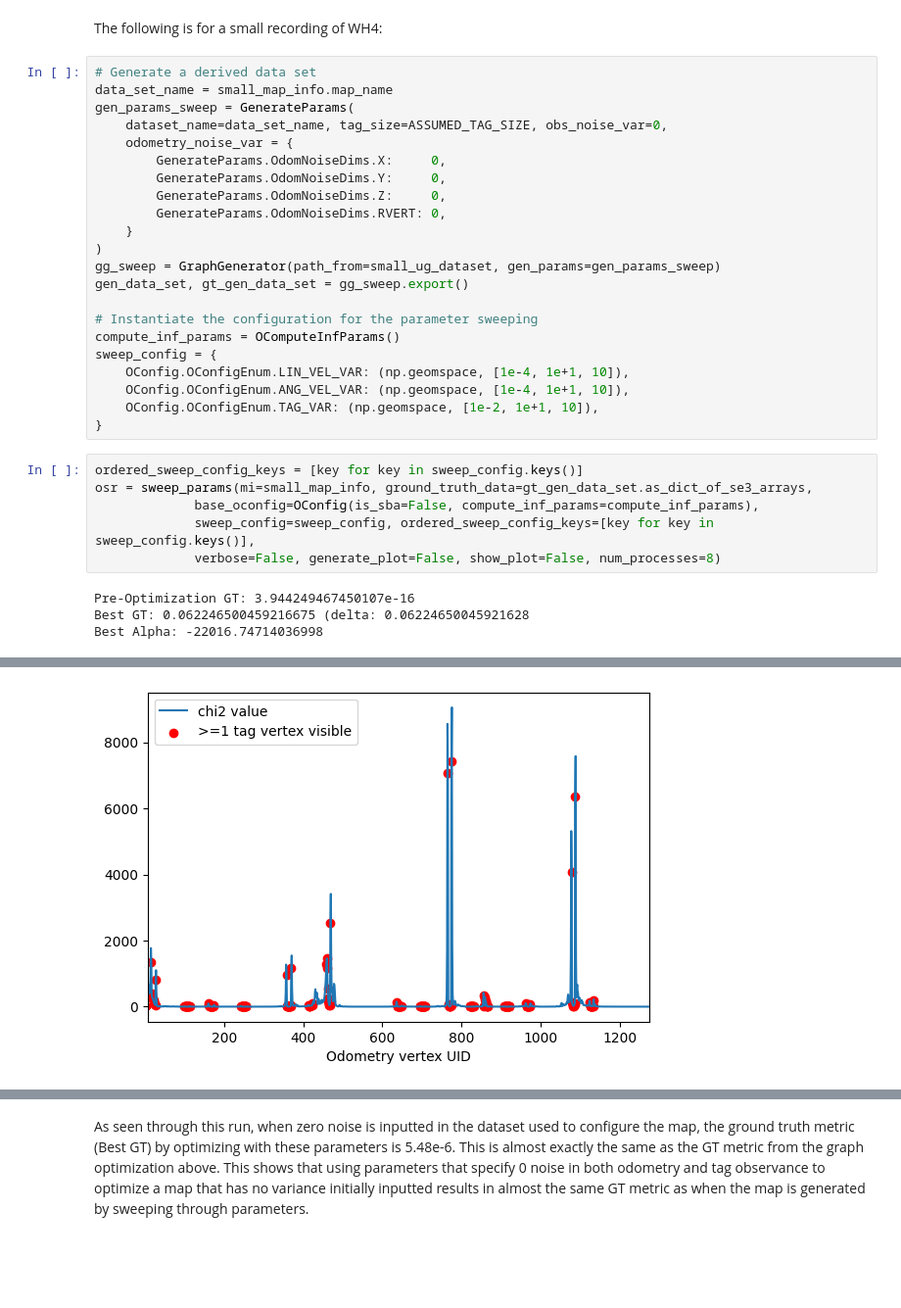
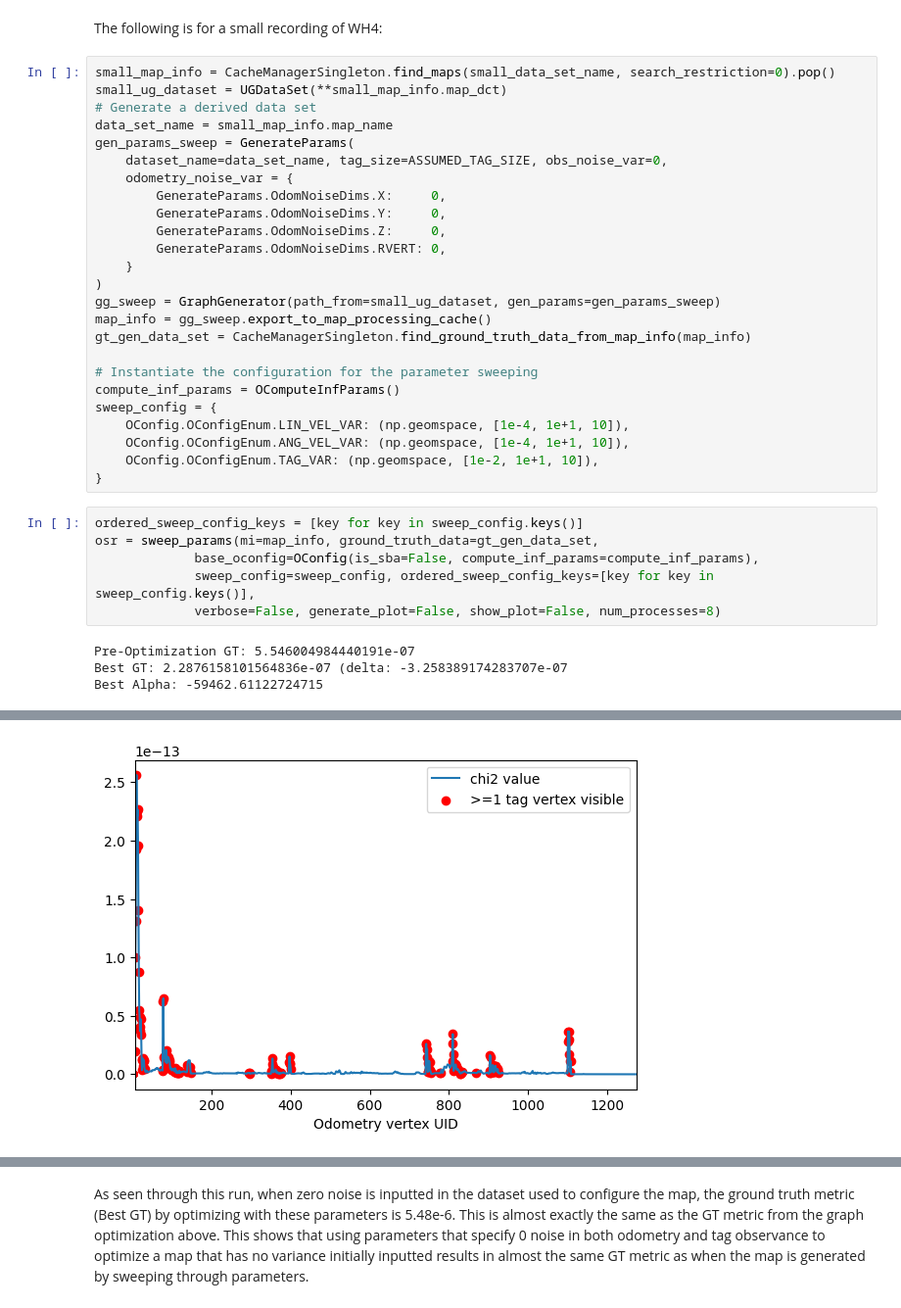
Before and after one commit to occamLab/invisible-map-generation, a Jupyter notebook: notebooks/experiments/experiment_zero_wh4.ipynb, the cells around one changed output, grey strips where cells are left out. Shown at 98% size. Cells and saved outputs as stored; diff of their text form; blank space fills up the shorter version.

```diff
--- a/notebooks/experiments/experiment_zero_wh4.ipynb
+++ b/notebooks/experiments/experiment_zero_wh4.ipynb
@@ -119,6 +117,8 @@ Difference with minimum value observed: -7.95e-02
 # %% [markdown]
 The following is for a small recording of WH4:
 # %%
+small_map_info = CacheManagerSingleton.find_maps(small_data_set_name, search_restriction=0).pop()
+small_ug_dataset = UGDataSet(**small_map_info.map_dct)
 # Generate a derived data set
 data_set_name = small_map_info.map_name
 gen_params_sweep = GenerateParams(
@@ -131,7 +131,8 @@ gen_params_sweep = GenerateParams(
     }
 )
 gg_sweep = GraphGenerator(path_from=small_ug_dataset, gen_params=gen_params_sweep)
-gen_data_set, gt_gen_data_set = gg_sweep.export()
+map_info = gg_sweep.export_to_map_processing_cache()
+gt_gen_data_set = CacheManagerSingleton.find_ground_truth_data_from_map_info(map_info)
 
 # Instantiate the configuration for the parameter sweeping
 compute_inf_params = OComputeInfParams()
@@ -142,11 +143,11 @@ sweep_config = {
 }
 # %%
 ordered_sweep_config_keys = [key for key in sweep_config.keys()]
-osr = sweep_params(mi=small_map_info, ground_truth_data=gt_gen_data_set.as_dict_of_se3_arrays,
+osr = sweep_params(mi=map_info, ground_truth_data=gt_gen_data_set,
              base_oconfig=OConfig(is_sba=False, compute_inf_params=compute_inf_params),
              sweep_config=sweep_config, ordered_sweep_config_keys=[key for key in sweep_config.keys()],
              verbose=False, generate_plot=False, show_plot=False, num_processes=8)
 # %% [output]
-Pre-Optimization GT: 3.944249467450107e-16
-Best GT: 0.062246500459216675 (delta: 0.06224650045921628
-Best Alpha: -22016.74714036998
+Pre-Optimization GT: 5.546004984440191e-07
+Best GT: 2.2876158101564836e-07 (delta: -3.258389174283707e-07
+Best Alpha: -59462.61122724715
@@ -154,4 +155,4 @@ Best Alpha: -22016.74714036998
-[figure, old version]
+[figure, new version]
 # %%
 # Enter the same zero variance back into the prediction to find gt at this query
 query_at_exact = {
```
Also changed, not shown: parts of 18 cells of this notebook.
